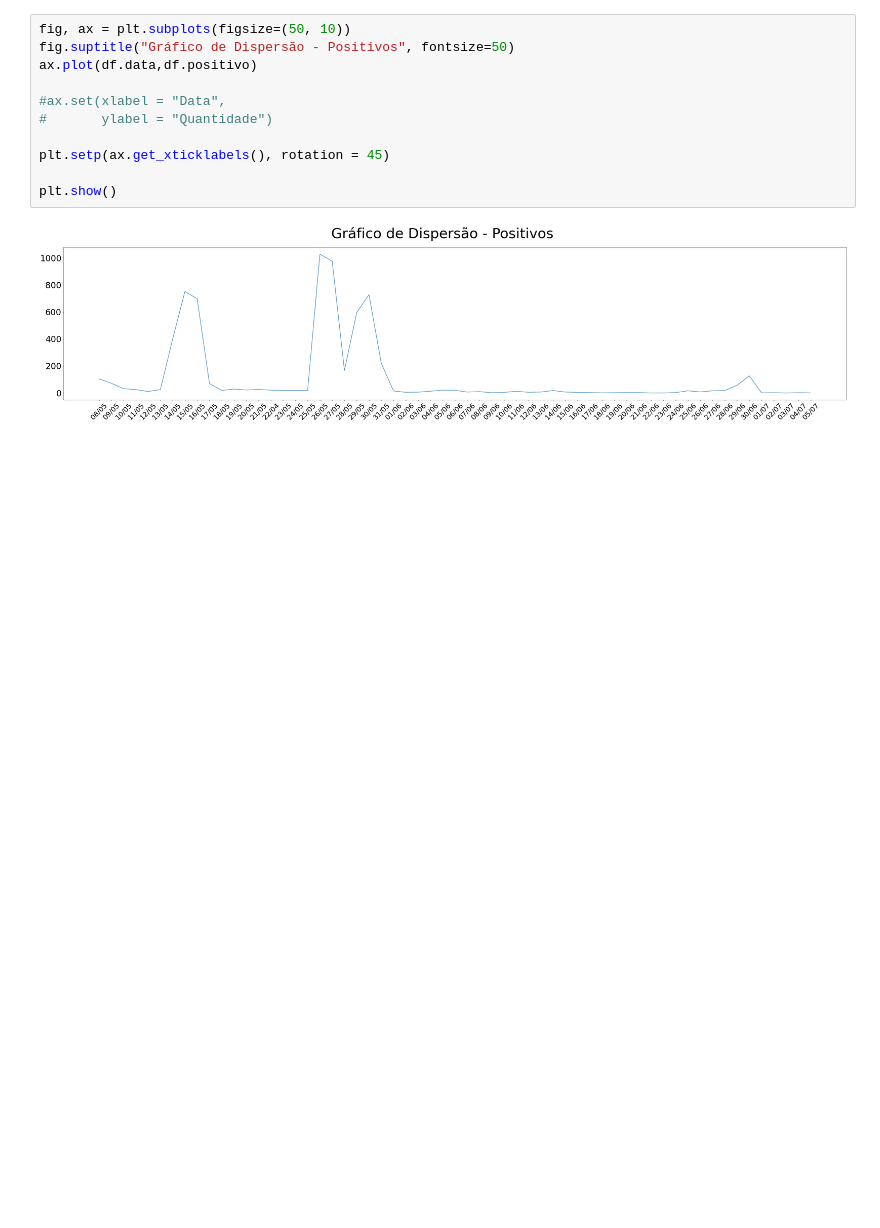
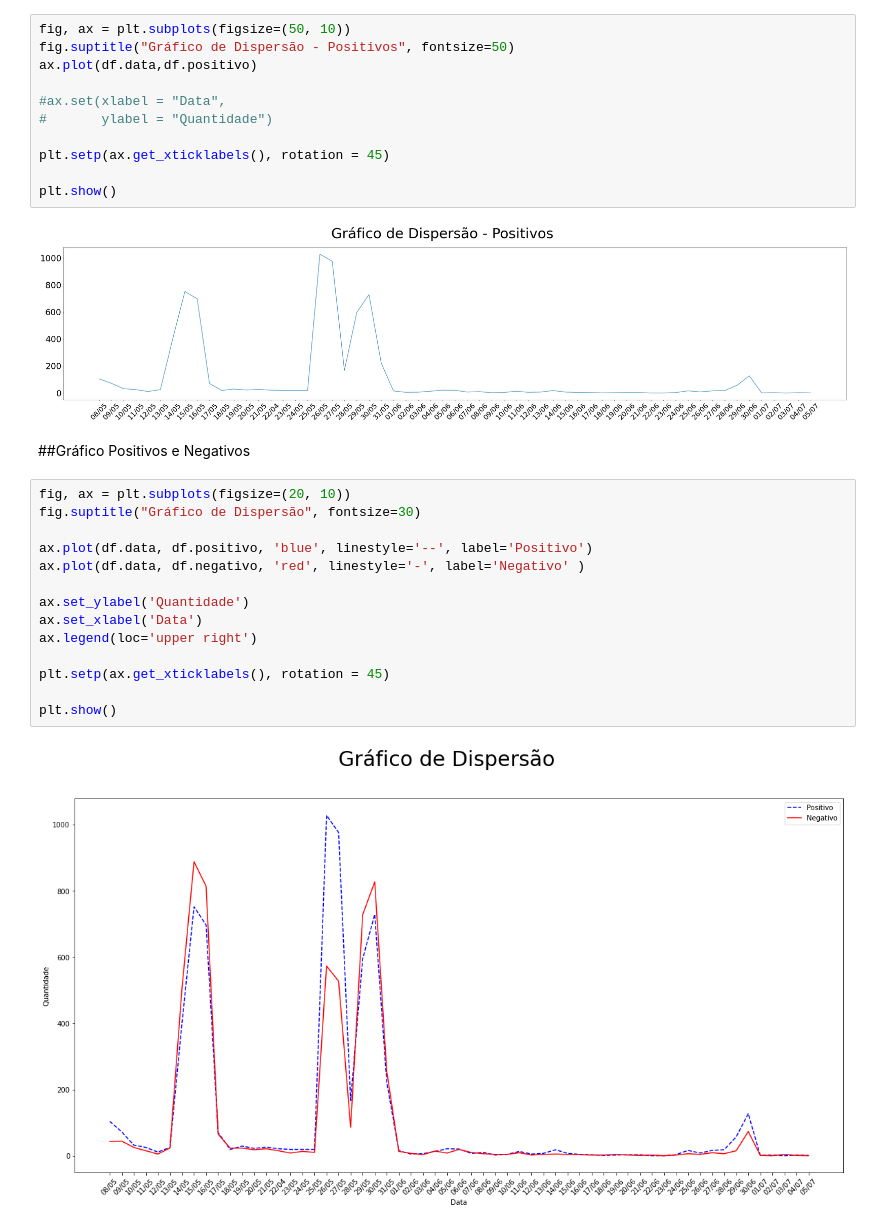
Before and after one commit to raissaofernandes/NPL-PIBIC-CNPq, a Jupyter notebook: graficoDispersao2.ipynb, the cells around one changed output. Saved outputs shown, nothing was run; the diff lists cells and outputs as text; blank space fills up the shorter version.

```diff
--- a/graficoDispersao2.ipynb
+++ b/graficoDispersao2.ipynb
@@ -117,3 +117,21 @@ plt.setp(ax.get_xticklabels(), rotation = 45)
 plt.show()
 # %% [output]
 [figure]
+# %% [markdown]
+##Gráfico Positivos e Negativos
+# %%
+fig, ax = plt.subplots(figsize=(20, 10))
+fig.suptitle("Gráfico de Dispersão", fontsize=30)
+
+ax.plot(df.data, df.positivo, 'blue', linestyle='--', label='Positivo')
+ax.plot(df.data, df.negativo, 'red', linestyle='-', label='Negativo' )
+
+ax.set_ylabel('Quantidade')
+ax.set_xlabel('Data')
+ax.legend(loc='upper right')
+
+plt.setp(ax.get_xticklabels(), rotation = 45)
+
+plt.show()
+# %% [output]
+[figure, added]
```
Also changed, not shown: parts of 1 cell of this notebook.
